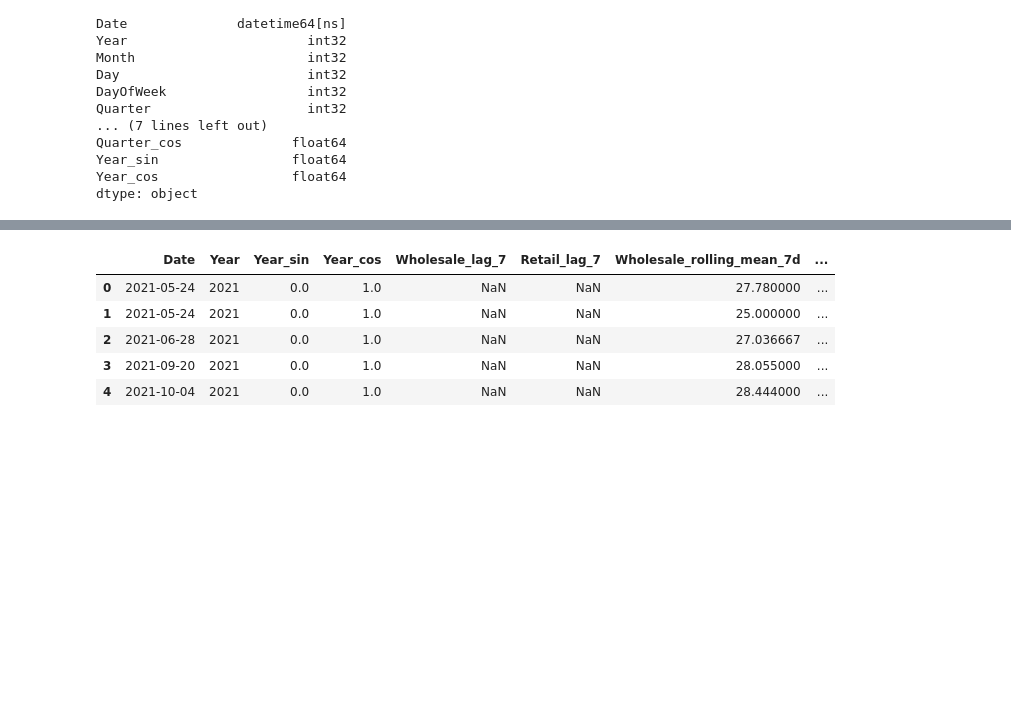
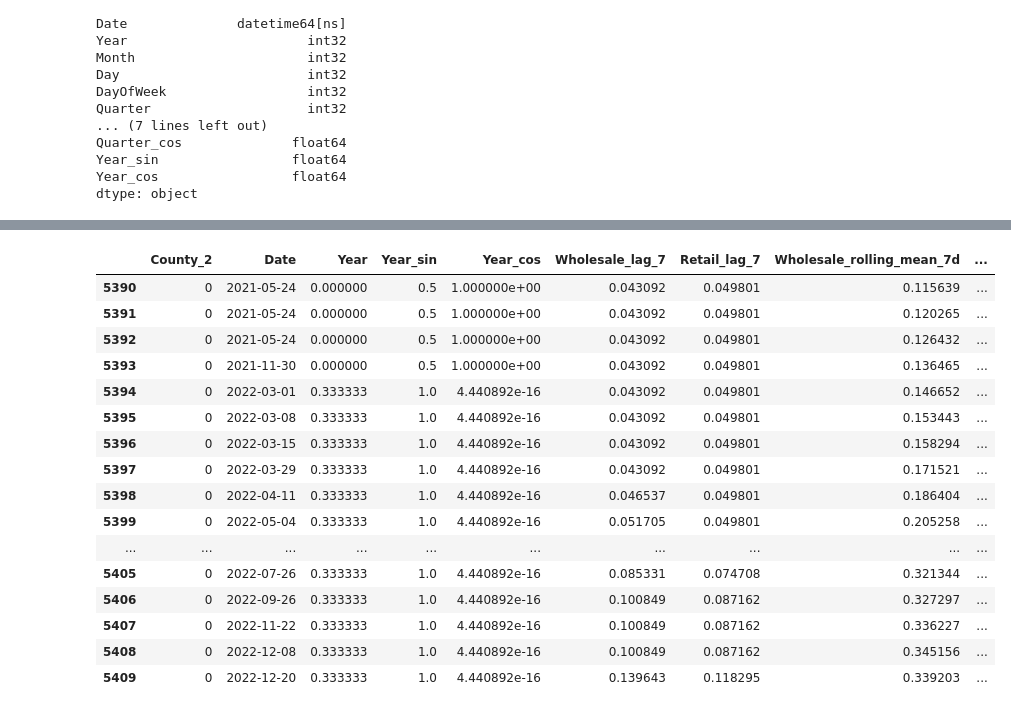
Before and after one commit to Sandrakiptumm/maize_prediction_model, a Jupyter notebook: feature engineering.ipynb, the cells around one changed output, grey strips where cells are left out. Cells and saved outputs as stored; diff of their text form; code cells hidden in the pictures; blank space fills up the shorter version.

Commit message:
Adding models

```diff
--- a/feature engineering.ipynb
+++ b/feature engineering.ipynb
@@ -213,0 +229,3 @@ print(data[['Market', 'Market_encoded', 'Classification', 'Classification_encode
+# %%
+# filling nan values with previous and next values
+data = data.bfill().ffill()
@@ -213,0 +241,12 @@ print(data[['Market', 'Market_encoded', 'Classification', 'Classification_encode
+# %%
+# Columns to encode
+columns_to_encode = ['County', 'Market', 'Classification']
+
+# Initialize Binary Encoder
+binary_encoder = ce.BinaryEncoder(cols=columns_to_encode, return_df=True)
+
+# Apply the encoder to your dataframe
+data_encoded = binary_encoder.fit_transform(data)
+
+# Display the first few rows of the encoded dataframe
+print(data_encoded.head())
@@ -214,3 +271,5 @@ print(data[['Market', 'Market_encoded', 'Classification', 'Classification_encode
+# %%
+data = data_encoded
 # %%
 data.columns
 # %% [output]
@@ -328,5 +426,3 @@ plt.show()
-# %%
-data.drop(["Classification", "County", "Market"], inplace = True, axis = 1)
 # %%
 # Calculate the correlation matrix
 correlation_matrix = data.corr()
@@ -393,14 +489,25 @@ Filtered columns based on correlation threshold:
 final_modeling_data = data[filtered_column_names].copy()  # Use .copy() to avoid SettingWithCopyWarning
 final_modeling_data = final_modeling_data.join(data[['Wholesale', 'Retail']])
 # %%
-final_modeling_data.head()
+final_modeling_data.head(20)
 # %% [output]
-|  | Date | Year | Year_sin | Year_cos | Wholesale_lag_7 | Retail_lag_7 | Wholesale_rolling_mean_7d | ... |
-| 0 | 2021-05-24 | 2021 | 0.0 | 1.0 | NaN | NaN | 27.780000 | ... |
-| 1 | 2021-05-24 | 2021 | 0.0 | 1.0 | NaN | NaN | 25.000000 | ... |
-| 2 | 2021-06-28 | 2021 | 0.0 | 1.0 | NaN | NaN | 27.036667 | ... |
-| 3 | 2021-09-20 | 2021 | 0.0 | 1.0 | NaN | NaN | 28.055000 | ... |
-| 4 | 2021-10-04 | 2021 | 0.0 | 1.0 | NaN | NaN | 28.444000 | ... |
+|  | County_2 | Date | Year | Year_sin | Year_cos | Wholesale_lag_7 | Retail_lag_7 | Wholesale_rolling_mean_7d | ... |
+| 5390 | 0 | 2021-05-24 | 0.000000 | 0.5 | 1.000000e+00 | 0.043092 | 0.049801 | 0.115639 | ... |
+| 5391 | 0 | 2021-05-24 | 0.000000 | 0.5 | 1.000000e+00 | 0.043092 | 0.049801 | 0.120265 | ... |
+| 5392 | 0 | 2021-05-24 | 0.000000 | 0.5 | 1.000000e+00 | 0.043092 | 0.049801 | 0.126432 | ... |
+| 5393 | 0 | 2021-11-30 | 0.000000 | 0.5 | 1.000000e+00 | 0.043092 | 0.049801 | 0.136465 | ... |
+| 5394 | 0 | 2022-03-01 | 0.333333 | 1.0 | 4.440892e-16 | 0.043092 | 0.049801 | 0.146652 | ... |
+| 5395 | 0 | 2022-03-08 | 0.333333 | 1.0 | 4.440892e-16 | 0.043092 | 0.049801 | 0.153443 | ... |
+| 5396 | 0 | 2022-03-15 | 0.333333 | 1.0 | 4.440892e-16 | 0.043092 | 0.049801 | 0.158294 | ... |
+| 5397 | 0 | 2022-03-29 | 0.333333 | 1.0 | 4.440892e-16 | 0.043092 | 0.049801 | 0.171521 | ... |
+| 5398 | 0 | 2022-04-11 | 0.333333 | 1.0 | 4.440892e-16 | 0.046537 | 0.049801 | 0.186404 | ... |
+| 5399 | 0 | 2022-05-04 | 0.333333 | 1.0 | 4.440892e-16 | 0.051705 | 0.049801 | 0.205258 | ... |
+| ... | ... | ... | ... | ... | ... | ... | ... | ... | ... |
+| 5405 | 0 | 2022-07-26 | 0.333333 | 1.0 | 4.440892e-16 | 0.085331 | 0.074708 | 0.321344 | ... |
+| 5406 | 0 | 2022-09-26 | 0.333333 | 1.0 | 4.440892e-16 | 0.100849 | 0.087162 | 0.327297 | ... |
+| 5407 | 0 | 2022-11-22 | 0.333333 | 1.0 | 4.440892e-16 | 0.100849 | 0.087162 | 0.336227 | ... |
+| 5408 | 0 | 2022-12-08 | 0.333333 | 1.0 | 4.440892e-16 | 0.100849 | 0.087162 | 0.345156 | ... |
+| 5409 | 0 | 2022-12-20 | 0.333333 | 1.0 | 4.440892e-16 | 0.139643 | 0.118295 | 0.339203 | ... |
 # %%
 len(final_modeling_data)
 # %% [output]
```
Also changed, not shown: parts of 30 cells of this notebook, 17 other files.
